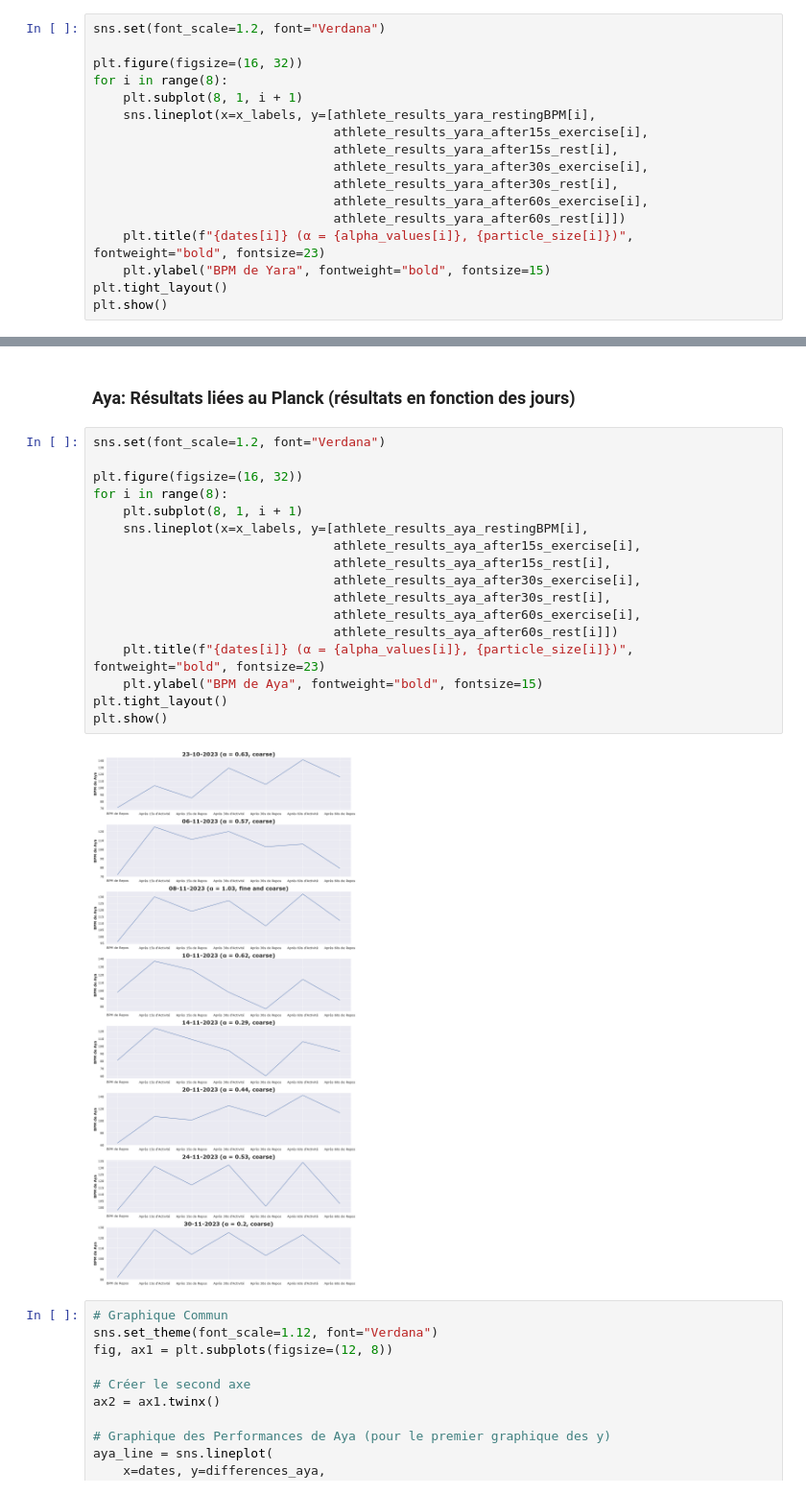
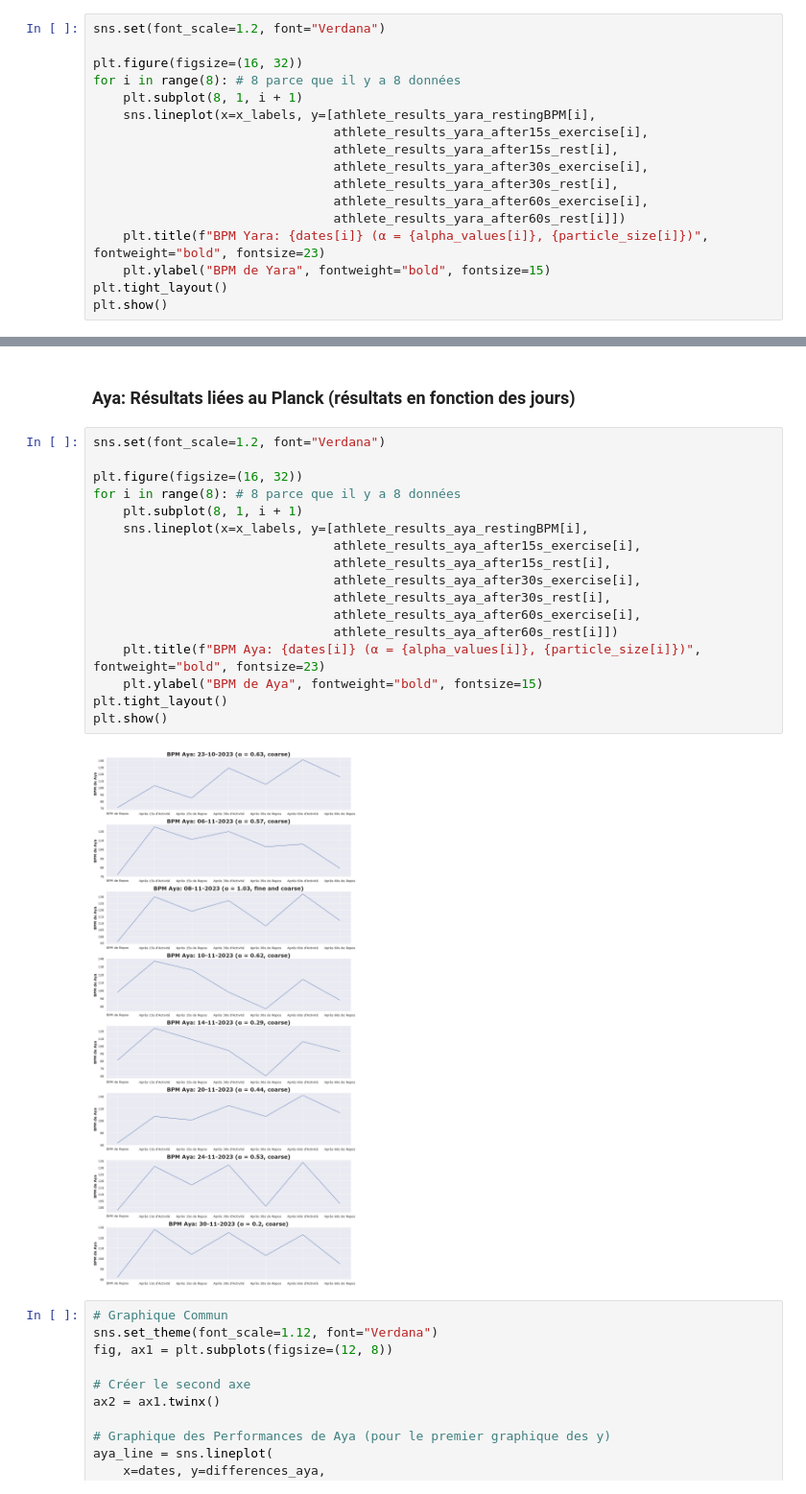
Before and after one commit to Kibalchish47/CalisphAir-LFLV-2023, a Jupyter notebook: code version 1/visualisation de données.ipynb, the cells around one changed output, grey strips where cells are left out. Shown at 96% size. Drawn from its saved outputs; the diff is of its cells as text.

```diff
--- a/code version 1/visualisation de données.ipynb
+++ b/code version 1/visualisation de données.ipynb
@@ -265,7 +265,7 @@ plt.show()
 sns.set(font_scale=1.2, font="Verdana")
 
 plt.figure(figsize=(16, 32))
-for i in range(8):
+for i in range(8): # 8 parce que il y a 8 données
     plt.subplot(8, 1, i + 1)
     sns.lineplot(x=x_labels, y=[athlete_results_yara_restingBPM[i],
                                 athlete_results_yara_after15s_exercise[i],
@@ -274,7 +274,7 @@ for i in range(8):
                                 athlete_results_yara_after30s_rest[i],
                                 athlete_results_yara_after60s_exercise[i],
                                 athlete_results_yara_after60s_rest[i]])
-    plt.title(f"{dates[i]} (α = {alpha_values[i]}, {particle_size[i]})", fontweight="bold", fontsize=23)
+    plt.title(f"BPM Yara: {dates[i]} (α = {alpha_values[i]}, {particle_size[i]})", fontweight="bold", fontsize=23)
     plt.ylabel("BPM de Yara", fontweight="bold", fontsize=15)
 plt.tight_layout()
 plt.show()
@@ -334,22 +334,22 @@ plt.show()
 # %%
 sns.set(font_scale=1.2, font="Verdana")
 
 plt.figure(figsize=(16, 32))
-for i in range(8):
+for i in range(8): # 8 parce que il y a 8 données
     plt.subplot(8, 1, i + 1)
     sns.lineplot(x=x_labels, y=[athlete_results_aya_restingBPM[i],
                                 athlete_results_aya_after15s_exercise[i],
                                 athlete_results_aya_after15s_rest[i],
                                 athlete_results_aya_after30s_exercise[i],
                                 athlete_results_aya_after30s_rest[i],
                                 athlete_results_aya_after60s_exercise[i],
                                 athlete_results_aya_after60s_rest[i]])
-    plt.title(f"{dates[i]} (α = {alpha_values[i]}, {particle_size[i]})", fontweight="bold", fontsize=23)
+    plt.title(f"BPM Aya: {dates[i]} (α = {alpha_values[i]}, {particle_size[i]})", fontweight="bold", fontsize=23)
     plt.ylabel("BPM de Aya", fontweight="bold", fontsize=15)
 plt.tight_layout()
 plt.show()
 # %% [output]
-[figure, old version]
+[figure, new version]
 # %%
 # Graphique Commun
 sns.set_theme(font_scale=1.12, font="Verdana")
```
Also changed, not shown: parts of 1 cell of this notebook, 1 other file.
